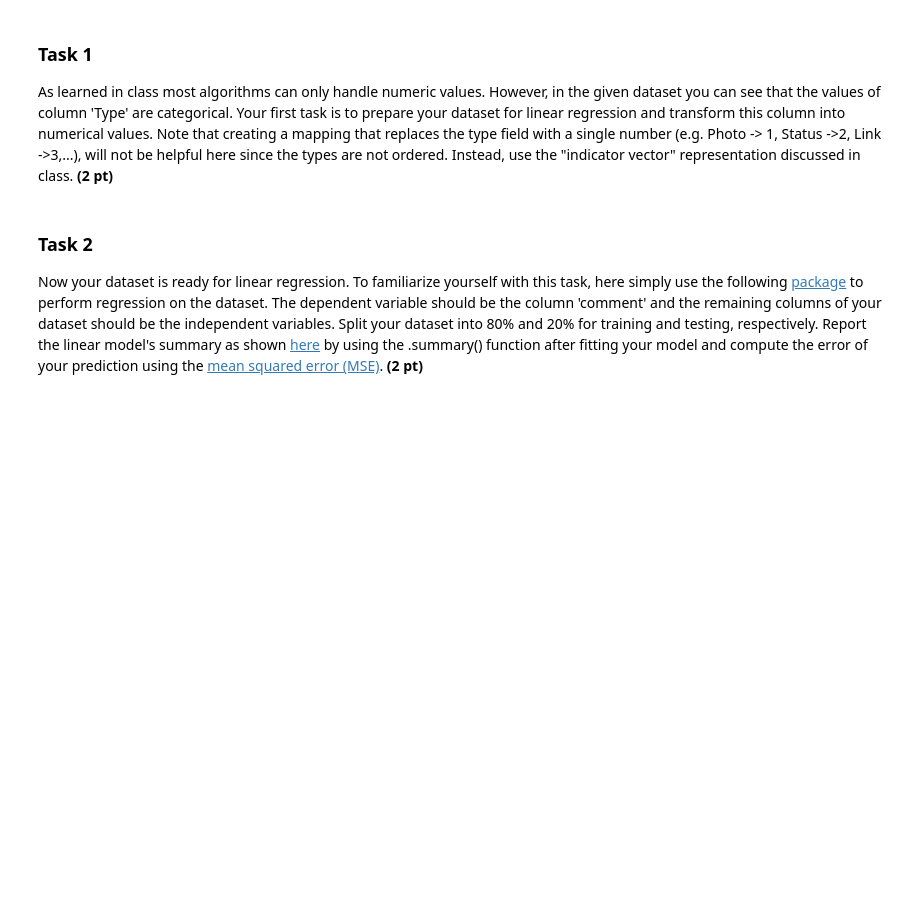
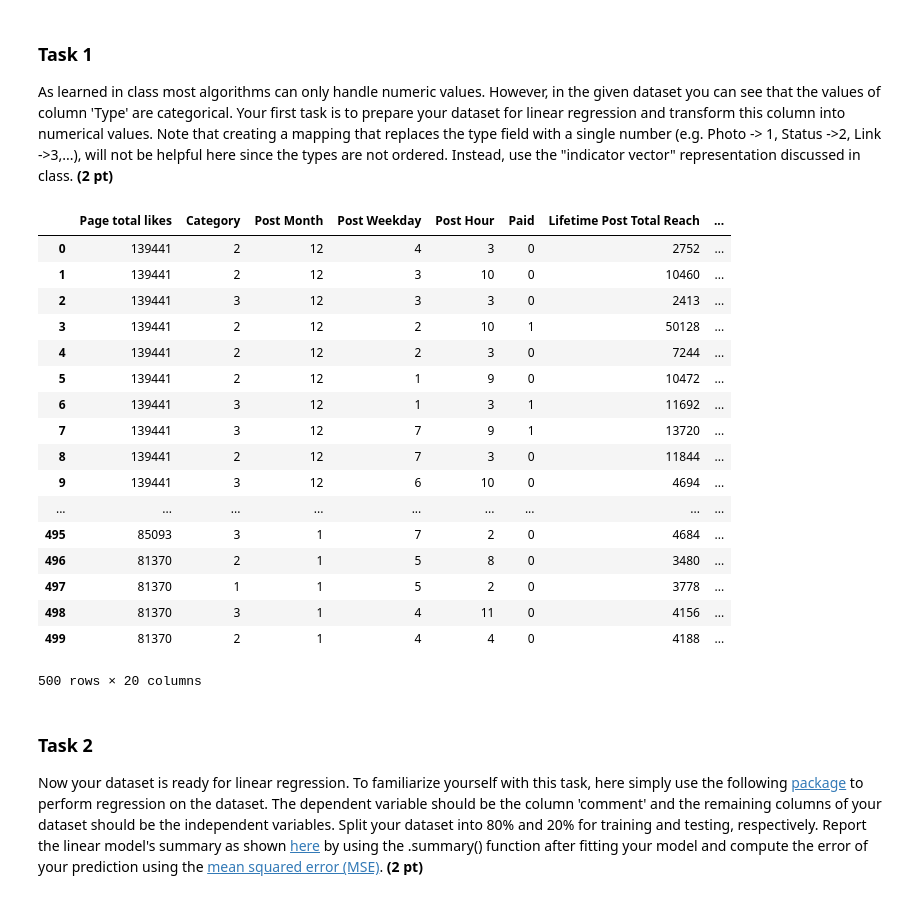
Before and after one commit to CS506-Boston-University/cs506-spring2018-hw4-jweixuan, a Jupyter notebook: facebook_predicting_comments.ipynb, the cells around one changed output. Cells and saved outputs as stored; diff of their text form; code cells hidden in the pictures; blank space fills up the shorter version.

```diff
--- a/facebook_predicting_comments.ipynb
+++ b/facebook_predicting_comments.ipynb
@@ -16,3 +20,35 @@ As learned in class most algorithms can only handle numeric values. However, in
+# %%
+import numpy as np
+df9 = pd.read_csv("C:\software\cs 506\cs506-spring2018-hw4-jweixuan\Facebook_metrics\dataset_Facebook.csv",sep = ';').fillna(0)
+
+Y = df9.comment
+
+df9 = df9.drop('comment',axis = 1)
+Y = np.array(Y)
+
+df9 = pd.get_dummies(data = df9, columns = ['Type'])
+df9 = df9.drop("Total Interactions",1)
+X = np.array(df9)
+df9
+# %% [output]
+|  | Page total likes | Category | Post Month | Post Weekday | Post Hour | Paid | Lifetime Post Total Reach | ... |
+| 0 | 139441 | 2 | 12 | 4 | 3 | 0 | 2752 | ... |
+| 1 | 139441 | 2 | 12 | 3 | 10 | 0 | 10460 | ... |
+| 2 | 139441 | 3 | 12 | 3 | 3 | 0 | 2413 | ... |
+| 3 | 139441 | 2 | 12 | 2 | 10 | 1 | 50128 | ... |
+| 4 | 139441 | 2 | 12 | 2 | 3 | 0 | 7244 | ... |
+| 5 | 139441 | 2 | 12 | 1 | 9 | 0 | 10472 | ... |
+| 6 | 139441 | 3 | 12 | 1 | 3 | 1 | 11692 | ... |
+| 7 | 139441 | 3 | 12 | 7 | 9 | 1 | 13720 | ... |
+| 8 | 139441 | 2 | 12 | 7 | 3 | 0 | 11844 | ... |
+| 9 | 139441 | 3 | 12 | 6 | 10 | 0 | 4694 | ... |
+| ... | ... | ... | ... | ... | ... | ... | ... | ... |
+| 495 | 85093 | 3 | 1 | 7 | 2 | 0 | 4684 | ... |
+| 496 | 81370 | 2 | 1 | 5 | 8 | 0 | 3480 | ... |
+| 497 | 81370 | 1 | 1 | 5 | 2 | 0 | 3778 | ... |
+| 498 | 81370 | 3 | 1 | 4 | 11 | 0 | 4156 | ... |
+| 499 | 81370 | 2 | 1 | 4 | 4 | 0 | 4188 | ... |
+500 rows × 20 columns
 # %% [markdown]
 ### Task 2
 
```
Also changed, not shown: parts of 15 cells of this notebook.
